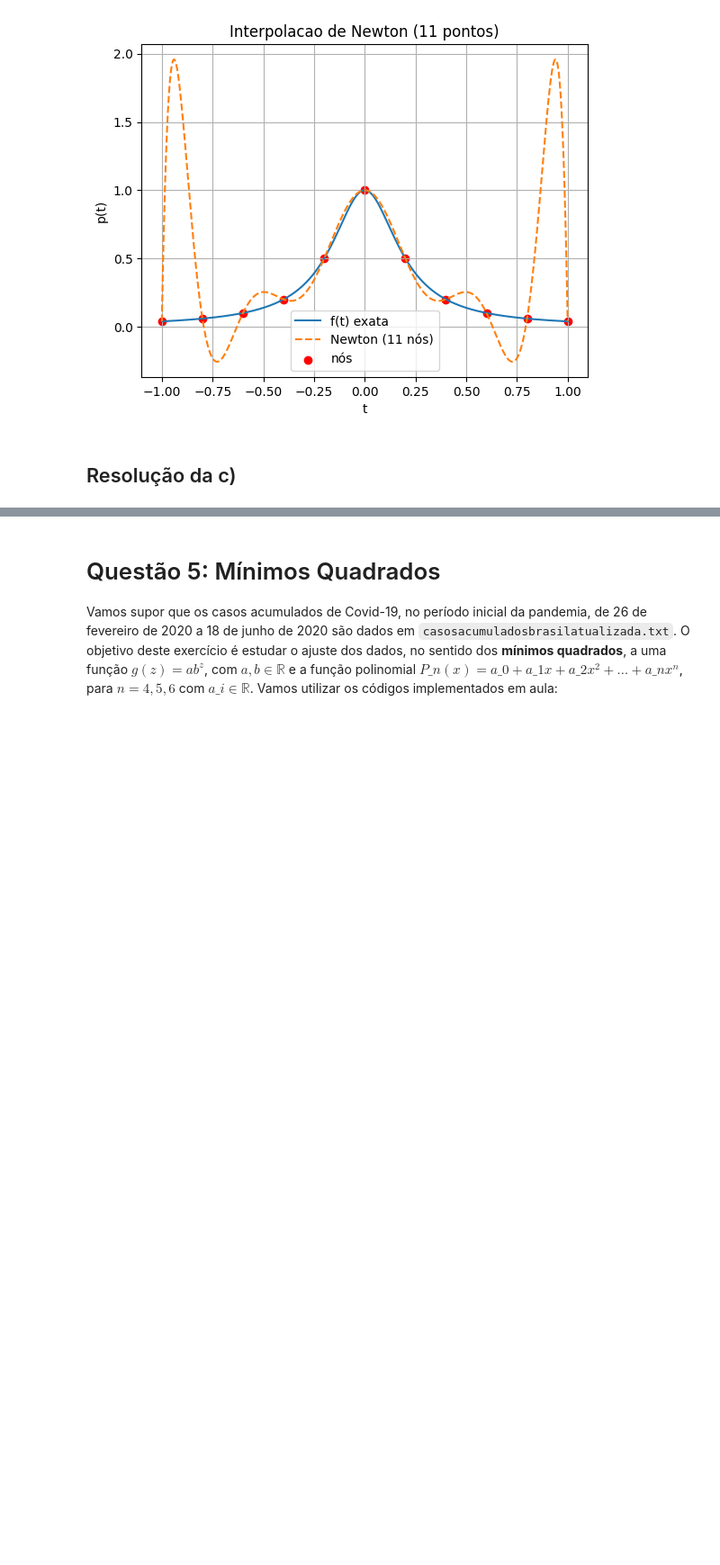
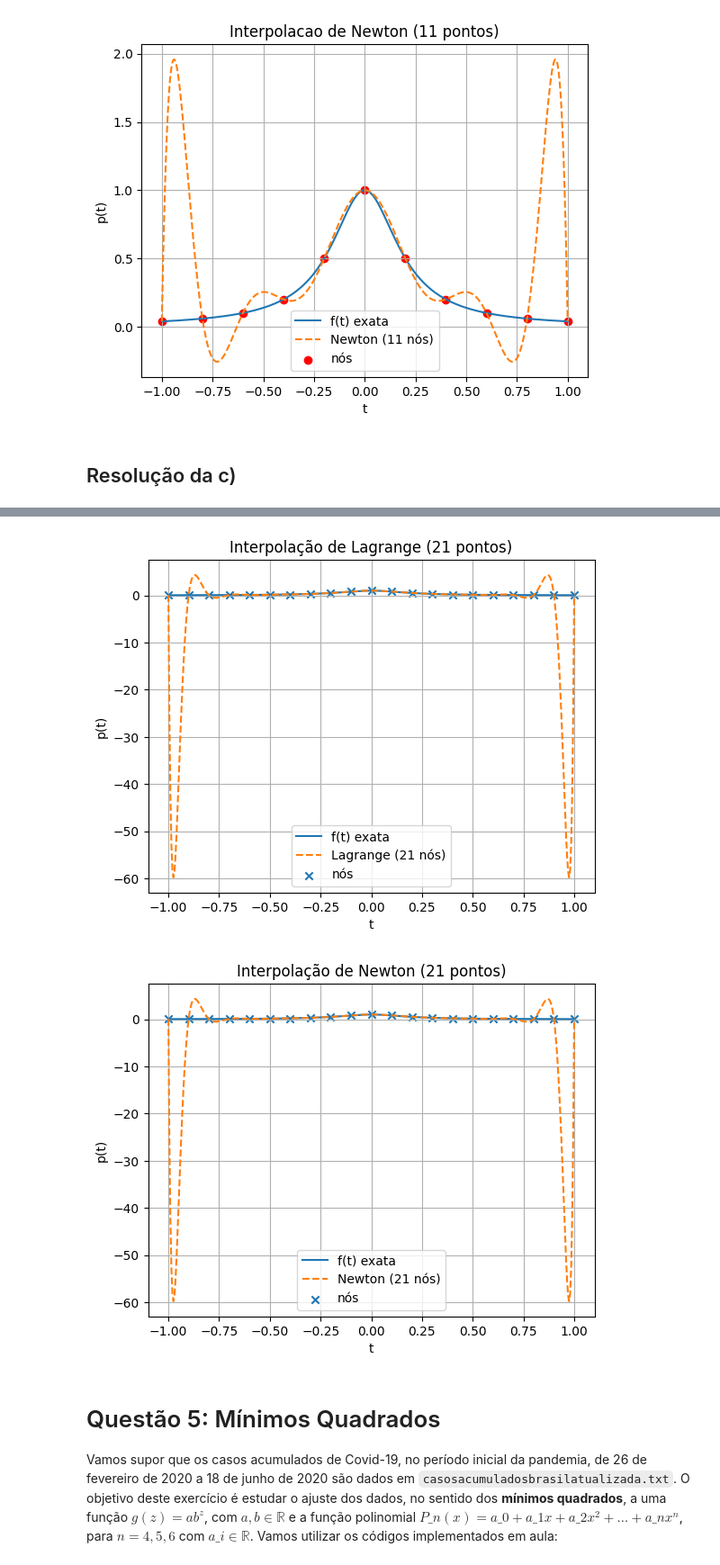
Before and after one commit to lfelipediniz/NumericEssentials, a Jupyter notebook: NumericEssentials.ipynb, the cells around one changed output, grey strips where cells are left out. Shown at 90% size. Saved outputs shown, nothing was run; the diff lists cells and outputs as text; code cells hidden in the pictures; blank space fills up the shorter version.

```diff
--- a/NumericEssentials.ipynb
+++ b/NumericEssentials.ipynb
@@ -1898,3 +1908,46 @@ plt.show()
+# %%
+# função alvo
+def f(t):
+    return 1 / (1 + 25 * t**2)
+
+# 21 pontos igualmente espaçados em [-1, 1]
+xi = np.linspace(-1, 1, 21)
+yi = f(xi)
+
+# pontos contínuos para avaliação
+xx = np.linspace(-1, 1, 400)
+
+# reutiliza lagrange_interp e newton_interp previamente definidas
+yy_lagrange = lagrange_interp(xi, yi, xx)
+yy_newton   = newton_interp(xi, yi, xx)
+yy_exact    = f(xx)
+
+# gráfico Lagrange (21 nós)
+plt.figure()
+plt.plot(xx, yy_exact, label='f(t) exata')
+plt.plot(xx, yy_lagrange, '--', label='Lagrange (21 nós)')
+plt.scatter(xi, yi, marker='x', label='nós')
+plt.title('Interpolação de Lagrange (21 pontos)')
+plt.xlabel('t')
+plt.ylabel('p(t)')
+plt.legend()
+plt.grid(True)
+
+# gráfico Newton (21 nós)
+plt.figure()
+plt.plot(xx, yy_exact, label='f(t) exata')
+plt.plot(xx, yy_newton, '--', label='Newton (21 nós)')
+plt.scatter(xi, yi, marker='x', label='nós')
+plt.title('Interpolação de Newton (21 pontos)')
+plt.xlabel('t')
+plt.ylabel('p(t)')
+plt.legend()
+plt.grid(True)
+
+plt.show()
+# %% [output]
+[figure, added]
+[figure, added]
 # %% [markdown]
 # Questão 5: Mínimos Quadrados
 
```
Also changed, not shown: parts of 1 cell of this notebook.
